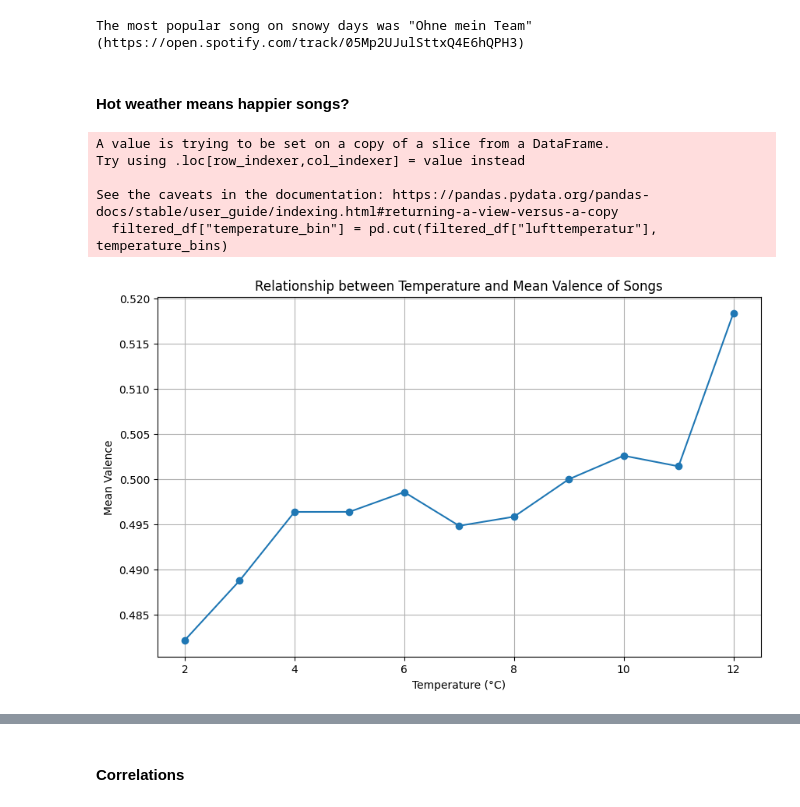
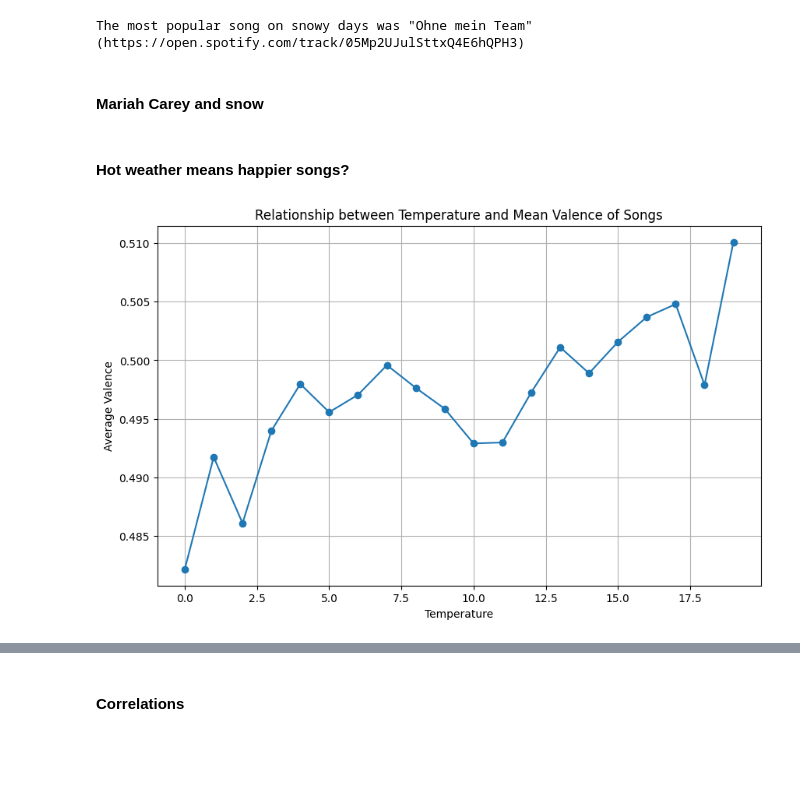
Before and after one commit to quicktus/2023-amse, a Jupyter notebook: exploration.ipynb, the cells around one changed output, grey strips where cells are left out. Cells and saved outputs as stored; diff of their text form; code cells hidden in the pictures; blank space fills up the shorter version.

```diff
--- a/exploration.ipynb
+++ b/exploration.ipynb
@@ -125,8 +128,10 @@ temperature_df = pd.read_sql_table("temperature_data", "sqlite:///data.sqlite")
 temperature_df.replace(-999, pd.NA, inplace=True)
 
 # Keep only the date part in the mess_datum column
-temperature_df["mess_datum"] = temperature_df["mess_datum"].dt.date
-temperature_df = temperature_df.groupby("mess_datum")[["lufttemperatur", "rel_feuchte"]].mean().reset_index()
+temperature_df["date"] = pd.to_datetime(temperature_df["mess_datum"]).dt.date
+temperature_df.drop("mess_datum", axis=1, inplace=True)
+
+temperature_df = temperature_df.groupby("date")[["lufttemperatur", "rel_feuchte"]].mean().reset_index()
 
 print(temperature_df)
 # %% [output]
@@ -197,7 +203,7 @@ print(audio_features_df)
 songs_df = pd.read_sql_table("spotify_data", "sqlite:///data.sqlite")
 
 # Convert the "date" column to pd.datetime
-songs_df["date"] = songs_df["date"].dt.date
+songs_df["date"] = pd.to_datetime(songs_df["date"]).dt.date
 print(songs_df)
 # %% [output]
               date  position                track_id
@@ -258,3 +248,5 @@ most_popular_song_title = merged_df.loc[merged_df["track_id"] == most_popular_so
 print(f"The most popular song on snowy days was \"{most_popular_song_title.strip()}\" (https://open.spotify.com/track/{most_popular_song_uri})")
 # %% [output]
 The most popular song on snowy days was "Ohne mein Team" (https://open.spotify.com/track/05Mp2UJulSttxQ4E6hQPH3)
+# %% [markdown]
+#### Mariah Carey and snow
@@ -263,37 +260,27 @@ The most popular song on snowy days was "Ohne mein Team" (https://open.spotify.c
 # %%
 # join using common column "track_id"
 small_audio_features_df = audio_features_df[["track_id", "valence"]]
 small_songs_df = songs_df[["track_id", "date"]]
-temperature_df["mess_datum"] = pd.to_datetime(temperature_df["mess_datum"])
-small_temperature_df = temperature_df[["mess_datum", "lufttemperatur"]]
+small_temperature_df = temperature_df[["date", "lufttemperatur"]]
 
 # Merge temperature_df, songs_df, and audio_features_df
-merged_df = small_temperature_df.merge(small_songs_df, left_on="mess_datum", right_on="date")
+merged_df = small_temperature_df.merge(small_songs_df, on="date")
 merged_df = merged_df.merge(small_audio_features_df, on="track_id")
 
-# Filter relevant columns
-filtered_df = merged_df[["lufttemperatur", "valence"]]
-
 # Group the data by temperature and calculate the mean valence
-temperature_bins = temperature_bins = [x for x in range(-20, 40, 4)]
-filtered_df["temperature_bin"] = pd.cut(filtered_df["lufttemperatur"], temperature_bins)
-mean_valence_df = filtered_df.groupby("temperature_bin")["valence"].mean().reset_index()
+merged_df["temperature_bin"] = pd.cut(merged_df["lufttemperatur"], 20)
+mean_valence_df = merged_df.groupby("temperature_bin")["valence"].mean().reset_index()
 
 # Convert temperature_bin to numerical values
 mean_valence_df["temperature_bin_codes"] = mean_valence_df["temperature_bin"].cat.codes
 
 # Plot the relationship between temperature and mean valence
 plt.figure(figsize=(10, 6))
 plt.plot(mean_valence_df["temperature_bin_codes"], mean_valence_df["valence"], marker="o")
-plt.xlabel("Temperature (°C)")
-plt.ylabel("Mean Valence")
+plt.xlabel("Temperature")
+plt.ylabel("Average Valence")
 plt.title("Relationship between Temperature and Mean Valence of Songs")
 plt.grid(True)
 plt.show()
 # %% [output]
-A value is trying to be set on a copy of a slice from a DataFrame.
-Try using .loc[row_indexer,col_indexer] = value instead
-
-See the caveats in the documentation: https://pandas.pydata.org/pandas-docs/stable/user_guide/indexing.html#returning-a-view-versus-a-copy
-  filtered_df["temperature_bin"] = pd.cut(filtered_df["lufttemperatur"], temperature_bins)
-[figure, old version]
+[figure, new version]
```
Also changed, not shown: parts of 15 cells of this notebook, 3 other files.
